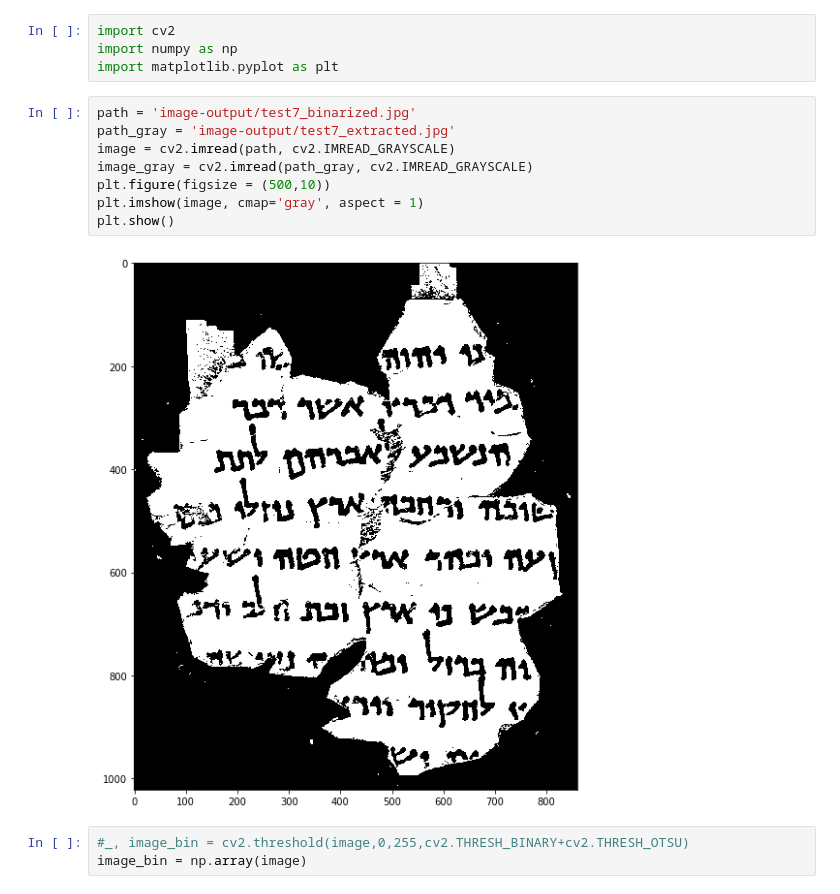
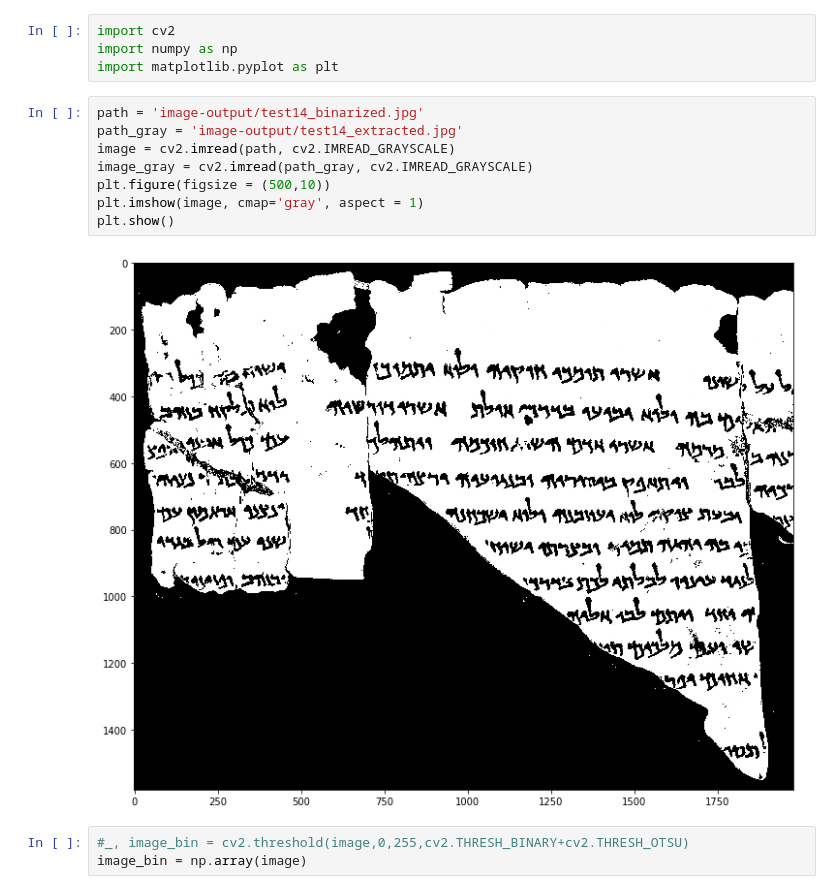
Before and after one commit to zeroxenator/hwr, a Jupyter notebook: Preprocessing/word_segmentation-version2.ipynb, the cells around one changed output. Drawn from its saved outputs; the diff is of its cells as text.

```diff
--- a/Preprocessing/word_segmentation-version2.ipynb
+++ b/Preprocessing/word_segmentation-version2.ipynb
@@ -3,15 +3,15 @@ import cv2
 import numpy as np
 import matplotlib.pyplot as plt
 # %%
-path = 'image-output/test7_binarized.jpg'
-path_gray = 'image-output/test7_extracted.jpg'
+path = 'image-output/test14_binarized.jpg'
+path_gray = 'image-output/test14_extracted.jpg'
 image = cv2.imread(path, cv2.IMREAD_GRAYSCALE)
 image_gray = cv2.imread(path_gray, cv2.IMREAD_GRAYSCALE)
 plt.figure(figsize = (500,10))
 plt.imshow(image, cmap='gray', aspect = 1)
 plt.show()
 # %% [output]
-[figure, old version]
+[figure, new version]
 # %%
 #_, image_bin = cv2.threshold(image,0,255,cv2.THRESH_BINARY+cv2.THRESH_OTSU)
 image_bin = np.array(image)
```
Also changed, not shown: parts of 16 cells of this notebook.
